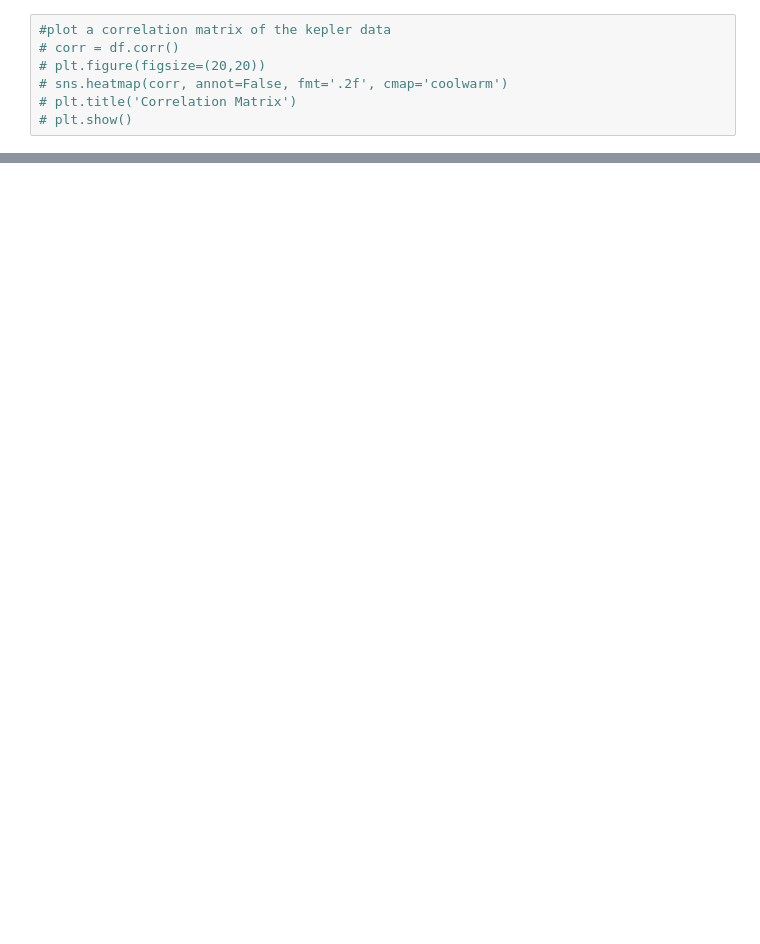
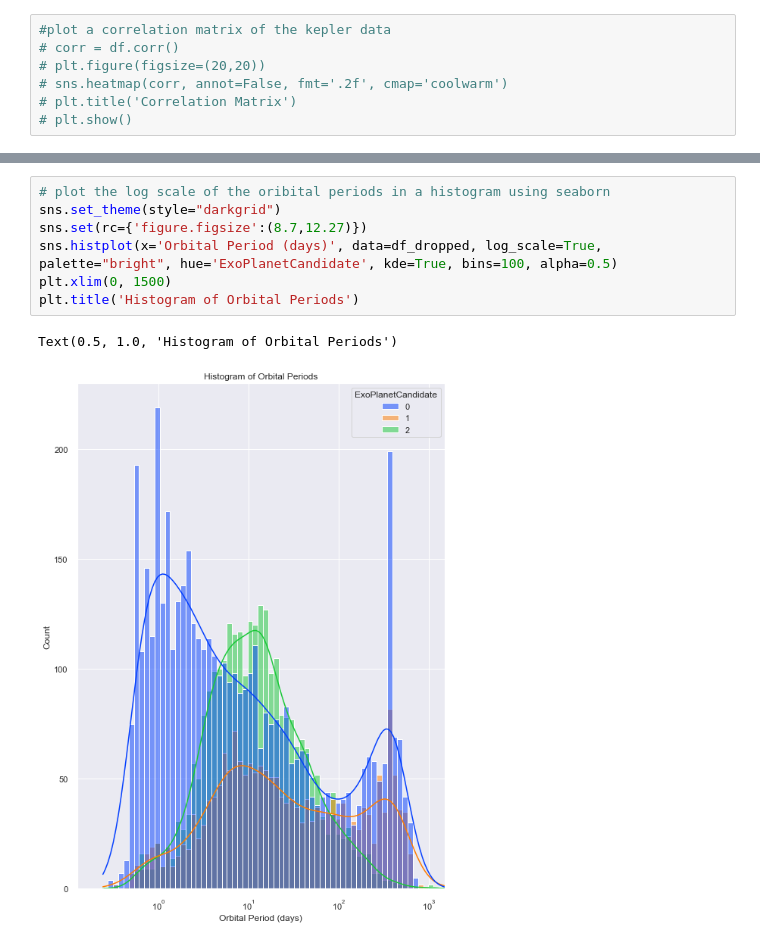
Before and after one commit to cjessop/ExoPlanet, a Jupyter notebook: ExoPlanet.ipynb, the cells around one changed output, grey strips where cells are left out. Cells and saved outputs as stored; diff of their text form; blank space fills up the shorter version.

```diff
--- a/ExoPlanet.ipynb
+++ b/ExoPlanet.ipynb
@@ -241,0 +320,10 @@ plt.legend(['False Flag', 'Candidate', 'Confirmed'], loc='lower right', fontsize
+# %%
+# plot the log scale of the oribital periods in a histogram using seaborn
+sns.set_theme(style="darkgrid")
+sns.set(rc={'figure.figsize':(8.7,12.27)})
+sns.histplot(x='Orbital Period (days)', data=df_dropped, log_scale=True, palette="bright", hue='ExoPlanetCandidate', kde=True, bins=100, alpha=0.5)
+plt.xlim(0, 1500)
+plt.title('Histogram of Orbital Periods')
+# %% [output]
+Text(0.5, 1.0, 'Histogram of Orbital Periods')
+[figure, added]
```
Also changed, not shown: parts of 37 cells of this notebook, 1 other file.
